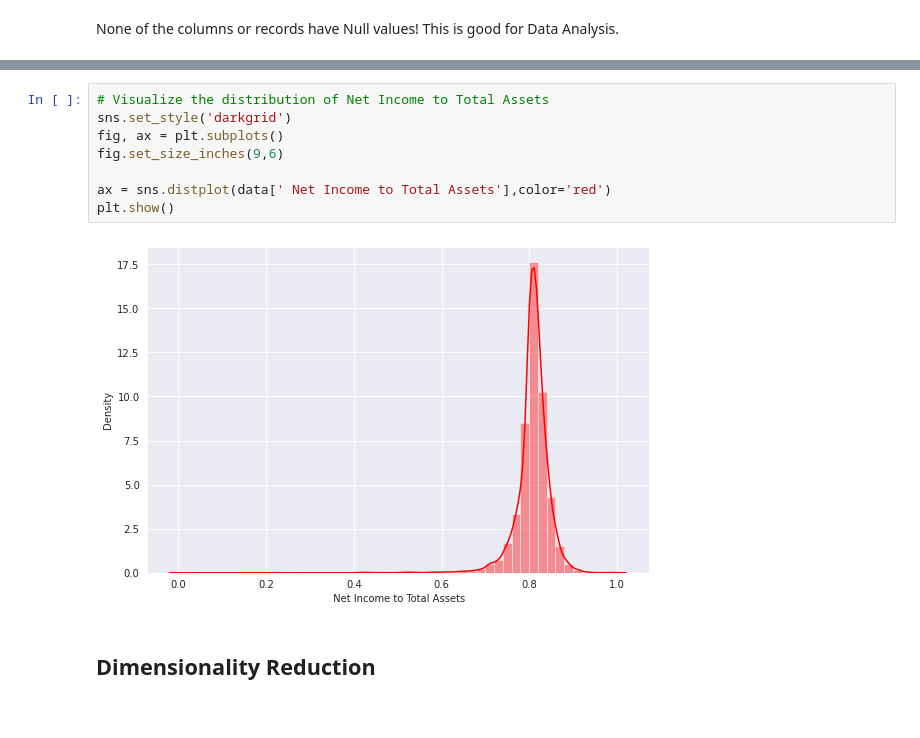
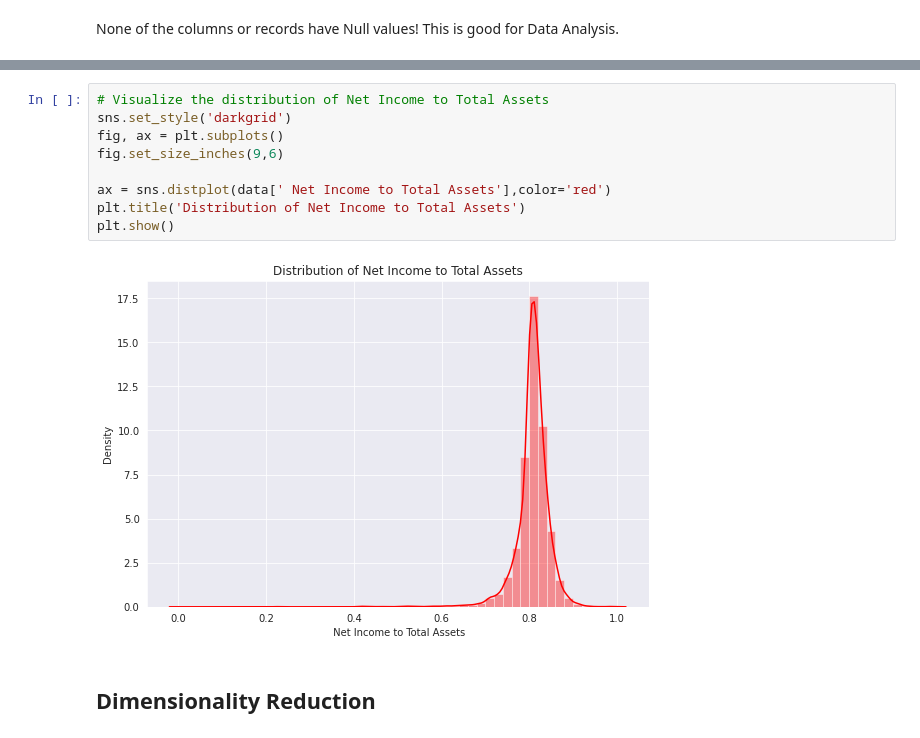
Before and after one commit to kapeeshvarma/Company-Bankruptcy-Prediction, a Jupyter notebook: Company_Bankruptcy_Prediction_Capstone_Project.ipynb, the cells around one changed output, grey strips where cells are left out. Saved outputs shown, nothing was run; the diff lists cells and outputs as text.

```diff
--- a/Company_Bankruptcy_Prediction_Capstone_Project.ipynb
+++ b/Company_Bankruptcy_Prediction_Capstone_Project.ipynb
@@ -110,13 +112,14 @@ plt.show()
 # %%
 # Visualize the distribution of Net Income to Total Assets
 sns.set_style('darkgrid')
 fig, ax = plt.subplots()
 fig.set_size_inches(9,6)
 
 ax = sns.distplot(data[' Net Income to Total Assets'],color='red')
+plt.title('Distribution of Net Income to Total Assets')
 plt.show()
 # %% [output]
-[figure, old version]
+[figure, new version]
 # %% [markdown]
 ## Dimensionality Reduction
 # %% [markdown]
```
Also changed, not shown: parts of 7 cells of this notebook.
